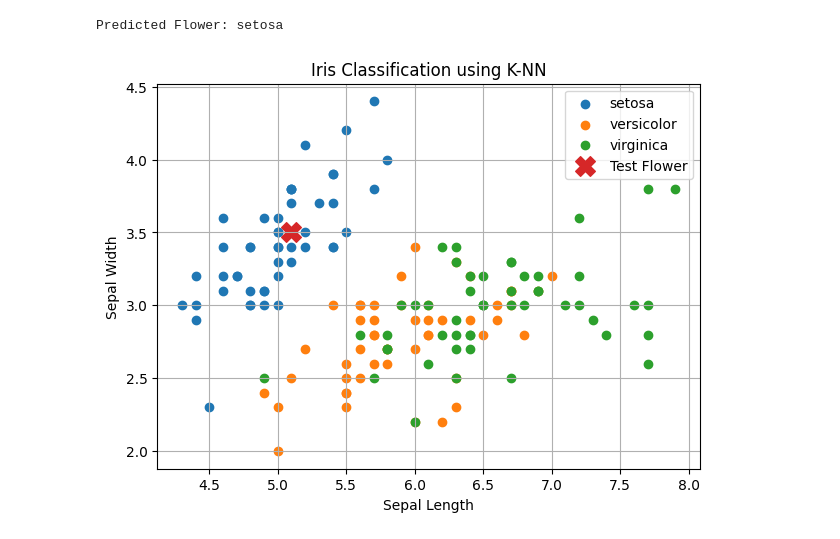
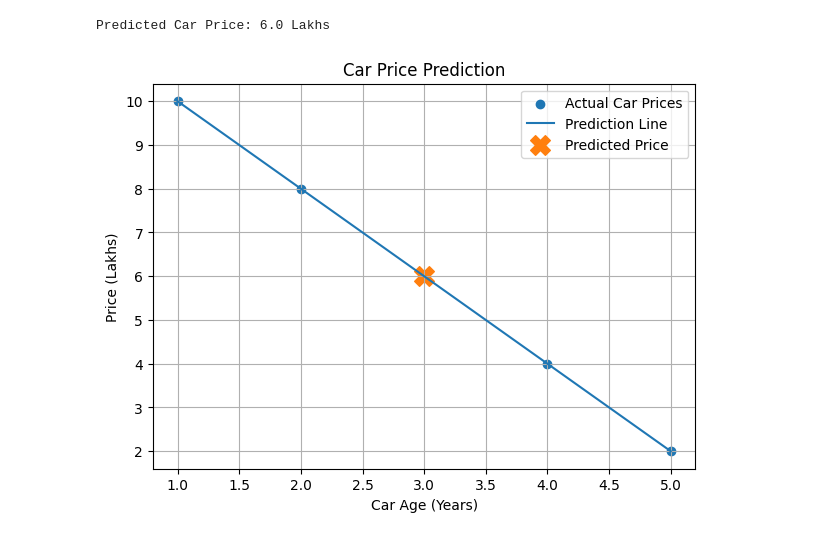
Before and after one commit to Niha5019/MLA0201-FOML, a Jupyter notebook: Untitled28.ipynb, the cells around one changed output. Cells and saved outputs as stored; diff of their text form; code cells hidden in the pictures.

```diff
--- a/Untitled28.ipynb
+++ b/Untitled28.ipynb
@@ -2,36 +2,32 @@
 <a href="https://colab.research.google.com/github/Niha5019/MLA0201-FOML/blob/main/Untitled28.ipynb" target="_parent"><img src="https://colab.research.google.com/assets/colab-badge.svg" alt="Open In Colab"/></a>
 # %%
 import matplotlib.pyplot as plt
-from sklearn.datasets import load_iris
-from sklearn.neighbors import KNeighborsClassifier
+from sklearn.linear_model import LinearRegression
 
-iris = load_iris()
+# Car age and price in lakhs
+X = [[1], [2], [3], [4], [5]]
+y = [10, 8, 6, 4, 2]
 
-X = iris.data
-y = iris.target
-
-model = KNeighborsClassifier(n_neighbors=3)
+model = LinearRegression()
 model.fit(X, y)
 
-test = [[5.1, 3.5, 1.4, 0.2]]
-prediction = model.predict(test)
+prediction = model.predict([[3]])
 
-print("Predicted Flower:", iris.target_names[prediction[0]])
+print("Predicted Car Price:", prediction[0], "Lakhs")
 
 # Graph
 plt.figure(figsize=(7, 5))
+plt.scatter(X, y, label="Actual Car Prices")
+plt.plot(X, model.predict(X), label="Prediction Line")
 
-for i in range(3):
-    plt.scatter(X[y == i, 0], X[y == i, 1], label=iris.target_names[i])
+plt.scatter([3], prediction, marker='X', s=200, label="Predicted Price")
 
-plt.scatter(test[0][0], test[0][1], marker='X', s=200, label="Test Flower")
-
-plt.xlabel("Sepal Length")
-plt.ylabel("Sepal Width")
-plt.title("Iris Classification using K-NN")
+plt.xlabel("Car Age (Years)")
+plt.ylabel("Price (Lakhs)")
+plt.title("Car Price Prediction")
 plt.legend()
 plt.grid()
 plt.show()
 # %% [output]
-Predicted Flower: setosa
+Predicted Car Price: 6.0 Lakhs
-[figure, old version]
+[figure, new version]
```
